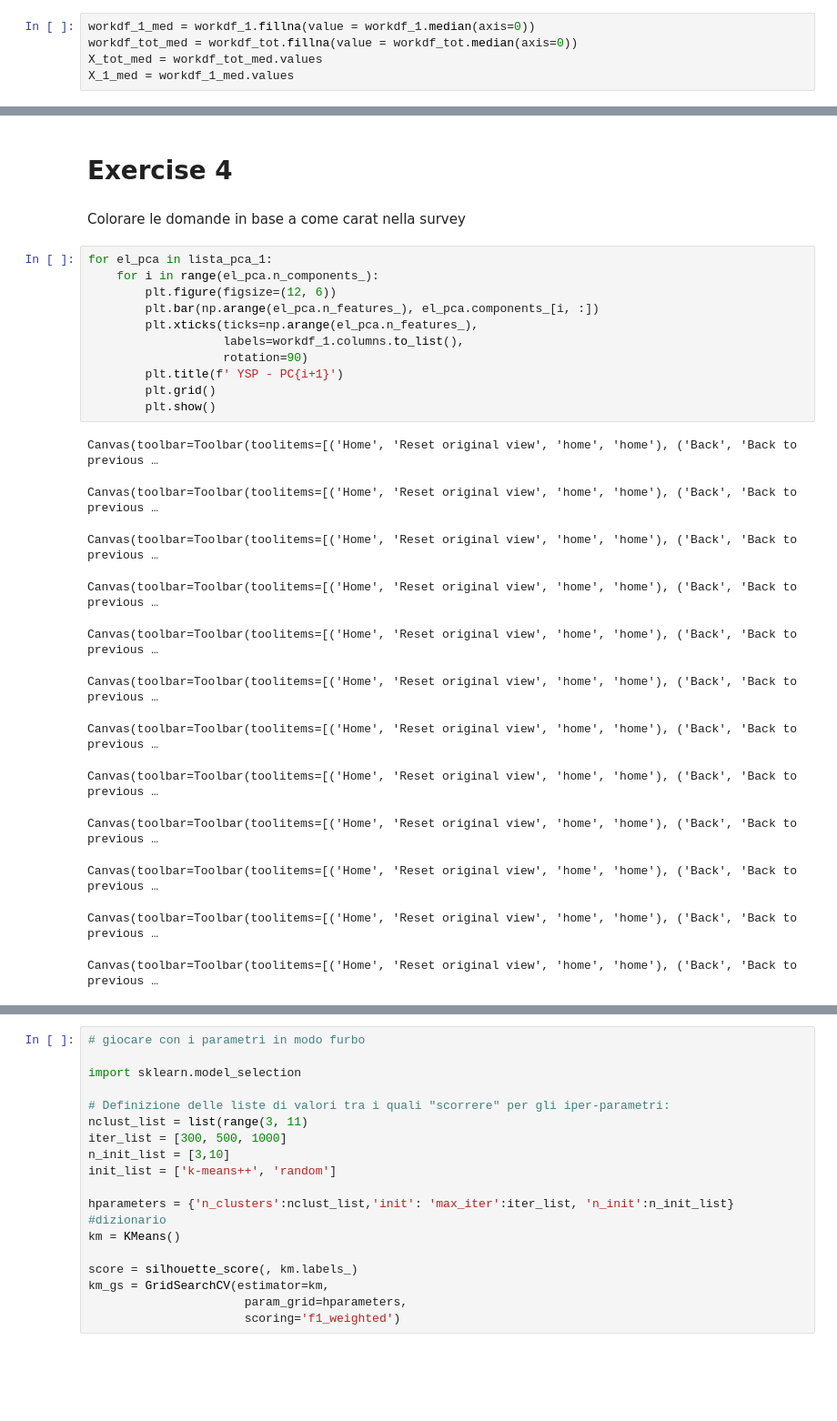
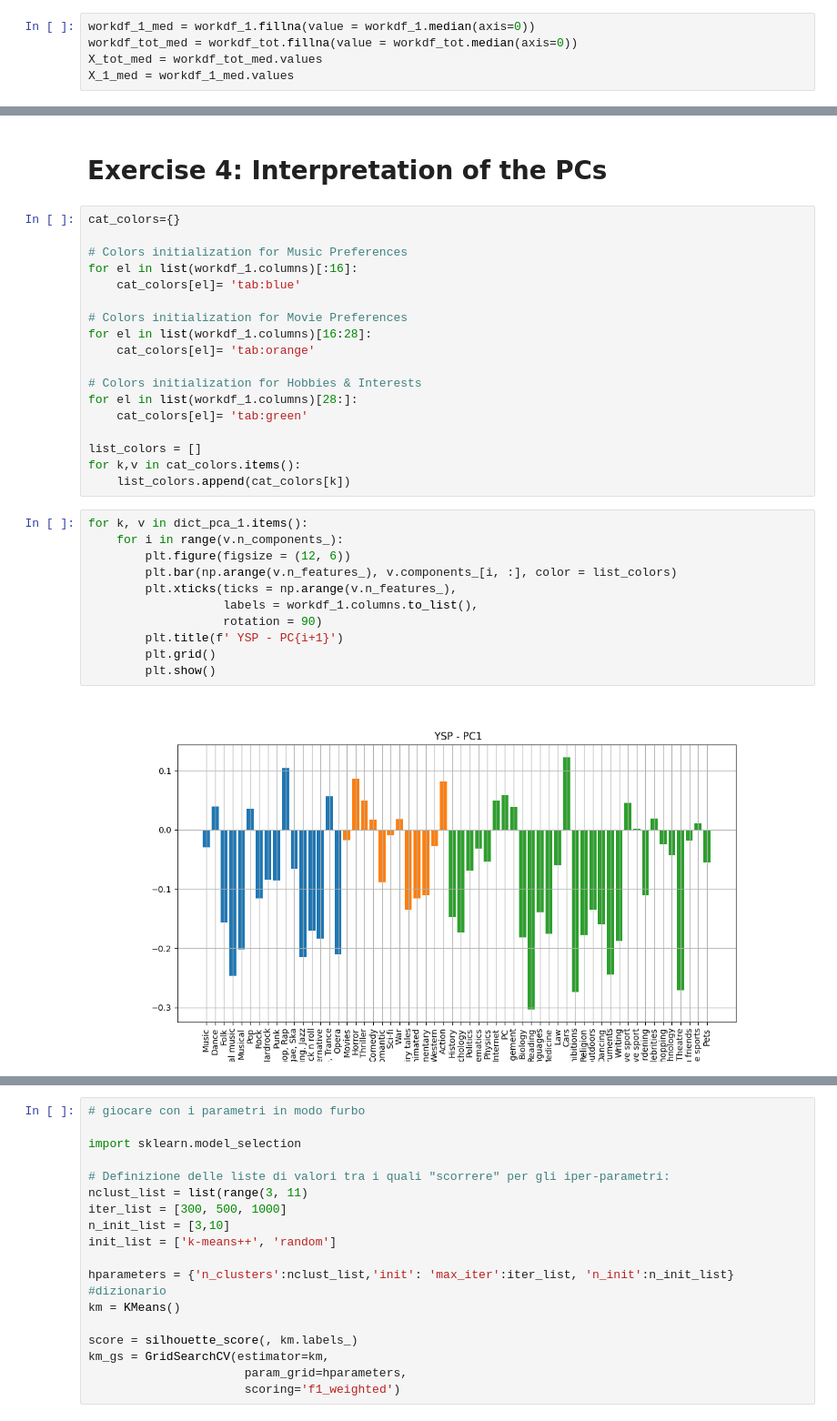
Before and after one commit to virgimarca/Computational, a Jupyter notebook: CollianiMarcante_HW2.ipynb, the cells around one changed output, grey strips where cells are left out. Shown at 91% size. Cells and saved outputs as stored; diff of their text form; blank space fills up the shorter version.

```diff
--- a/CollianiMarcante_HW2.ipynb
+++ b/CollianiMarcante_HW2.ipynb
@@ -158,28 +147,33 @@ Canvas(toolbar=Toolbar(toolitems=[('Home', 'Reset original view', 'home', 'home'
 # %% [markdown]
-# Exercise 4
+# Exercise 4: Interpretation of the PCs
-# %% [markdown]
-Colorare le domande in base a come carat nella survey
+# %%
+cat_colors={}
+
+# Colors initialization for Music Preferences
+for el in list(workdf_1.columns)[:16]:
+    cat_colors[el]= 'tab:blue'
+
+# Colors initialization for Movie Preferences
+for el in list(workdf_1.columns)[16:28]:
+    cat_colors[el]= 'tab:orange'
+
+# Colors initialization for Hobbies & Interests
+for el in list(workdf_1.columns)[28:]:
+    cat_colors[el]= 'tab:green'
+
+list_colors = []
+for k,v in cat_colors.items():
+    list_colors.append(cat_colors[k])
 # %%
-for el_pca in lista_pca_1:
-    for i in range(el_pca.n_components_):
-        plt.figure(figsize=(12, 6))
-        plt.bar(np.arange(el_pca.n_features_), el_pca.components_[i, :])
-        plt.xticks(ticks=np.arange(el_pca.n_features_),
-                   labels=workdf_1.columns.to_list(),
-                   rotation=90)
+for k, v in dict_pca_1.items():
+    for i in range(v.n_components_):
+        plt.figure(figsize = (12, 6))
+        plt.bar(np.arange(v.n_features_), v.components_[i, :], color = list_colors)
+        plt.xticks(ticks = np.arange(v.n_features_),
+                   labels = workdf_1.columns.to_list(),
+                   rotation = 90)
         plt.title(f' YSP - PC{i+1}')
         plt.grid()
         plt.show()
 # %% [output]
-Canvas(toolbar=Toolbar(toolitems=[('Home', 'Reset original view', 'home', 'home'), ('Back', 'Back to previous …
-Canvas(toolbar=Toolbar(toolitems=[('Home', 'Reset original view', 'home', 'home'), ('Back', 'Back to previous …
-Canvas(toolbar=Toolbar(toolitems=[('Home', 'Reset original view', 'home', 'home'), ('Back', 'Back to previous …
-Canvas(toolbar=Toolbar(toolitems=[('Home', 'Reset original view', 'home', 'home'), ('Back', 'Back to previous …
-Canvas(toolbar=Toolbar(toolitems=[('Home', 'Reset original view', 'home', 'home'), ('Back', 'Back to previous …
-Canvas(toolbar=Toolbar(toolitems=[('Home', 'Reset original view', 'home', 'home'), ('Back', 'Back to previous …
-Canvas(toolbar=Toolbar(toolitems=[('Home', 'Reset original view', 'home', 'home'), ('Back', 'Back to previous …
-Canvas(toolbar=Toolbar(toolitems=[('Home', 'Reset original view', 'home', 'home'), ('Back', 'Back to previous …
-Canvas(toolbar=Toolbar(toolitems=[('Home', 'Reset original view', 'home', 'home'), ('Back', 'Back to previous …
-Canvas(toolbar=Toolbar(toolitems=[('Home', 'Reset original view', 'home', 'home'), ('Back', 'Back to previous …
-Canvas(toolbar=Toolbar(toolitems=[('Home', 'Reset original view', 'home', 'home'), ('Back', 'Back to previous …
-Canvas(toolbar=Toolbar(toolitems=[('Home', 'Reset original view', 'home', 'home'), ('Back', 'Back to previous …
+[figure, added]
```
Also changed, not shown: parts of 22 cells of this notebook.
